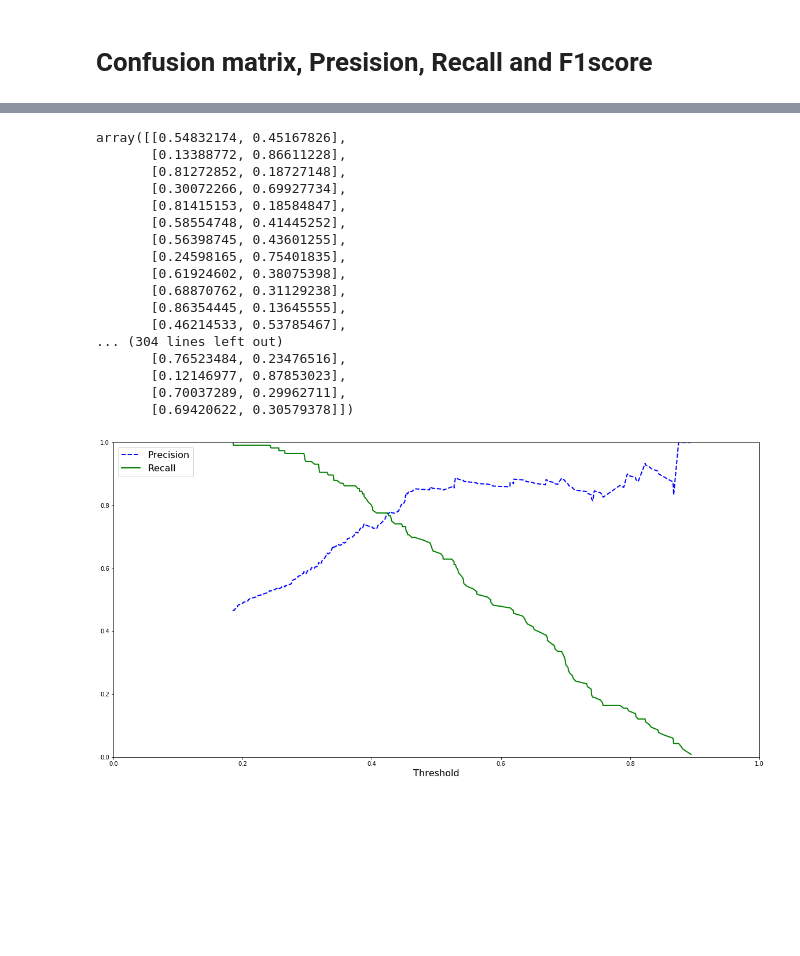
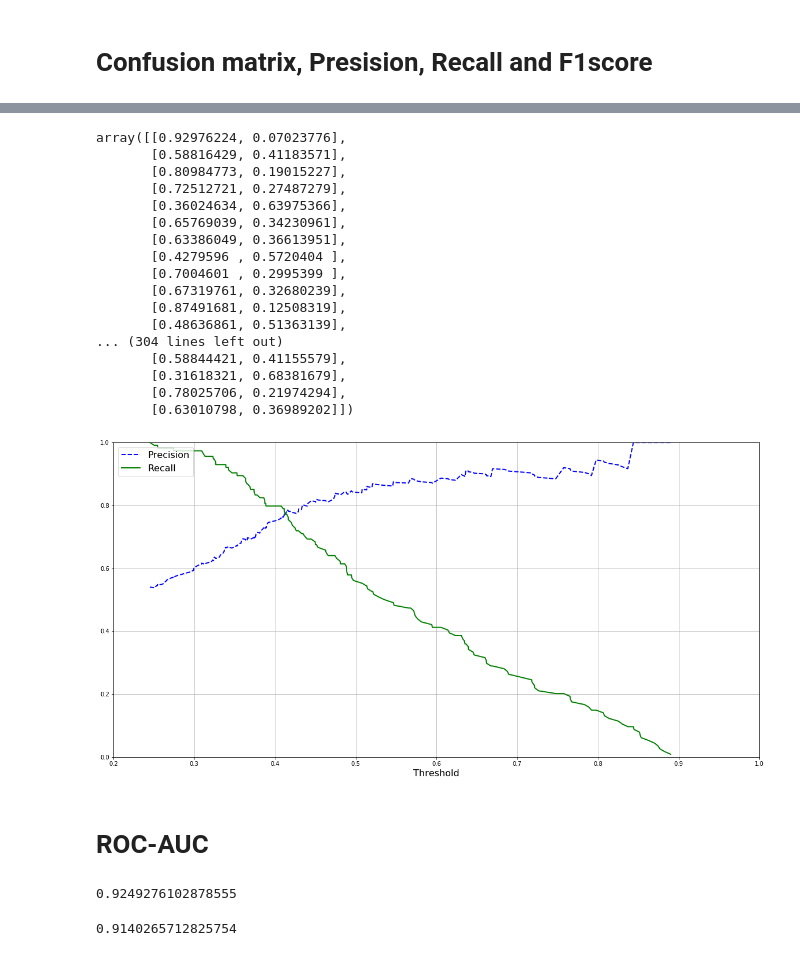
Before and after one commit to ShendoxParadox/Classification, a Jupyter notebook: Classification-Evaluation.ipynb, the cells around one changed output, grey strips where cells are left out. Cells and saved outputs as stored; diff of their text form; code cells hidden in the pictures; blank space fills up the shorter version.

```diff
--- a/Classification-Evaluation.ipynb
+++ b/Classification-Evaluation.ipynb
@@ -93,0 +94,2 @@ accuracy_test
+# %%
+model_log.fit(X_train_log, y_train_log)
@@ -141,23 +188,23 @@ f1_score_test
 # %%
 from sklearn.model_selection import cross_val_predict
-y_scores = cross_val_predict(model, X_train, y_train, cv=3,
+y_scores_log = cross_val_predict(model_log, X_train_log, y_train_log, cv=3,
                              method="predict_proba")
-y_scores
+y_scores_log
 # %% [output]
-array([[0.54832174, 0.45167826],
-       [0.13388772, 0.86611228],
-       [0.81272852, 0.18727148],
-       [0.30072266, 0.69927734],
-       [0.81415153, 0.18584847],
-       [0.58554748, 0.41445252],
-       [0.56398745, 0.43601255],
-       [0.24598165, 0.75401835],
-       [0.61924602, 0.38075398],
-       [0.68870762, 0.31129238],
-       [0.86354445, 0.13645555],
-       [0.46214533, 0.53785467],
+array([[0.92976224, 0.07023776],
+       [0.58816429, 0.41183571],
+       [0.80984773, 0.19015227],
+       [0.72512721, 0.27487279],
+       [0.36024634, 0.63975366],
+       [0.65769039, 0.34230961],
+       [0.63386049, 0.36613951],
+       [0.4279596 , 0.5720404 ],
+       [0.7004601 , 0.2995399 ],
+       [0.67319761, 0.32680239],
+       [0.87491681, 0.12508319],
+       [0.48636861, 0.51363139],
 ... (304 lines left out)
-       [0.76523484, 0.23476516],
-       [0.12146977, 0.87853023],
-       [0.70037289, 0.29962711],
-       [0.69420622, 0.30579378]])
+       [0.58844421, 0.41155579],
+       [0.31618321, 0.68381679],
+       [0.78025706, 0.21974294],
+       [0.63010798, 0.36989202]])
@@ -166,18 +211,16 @@ y_scores = y_scores[:, 1]
+# %%
+y_scores_log = y_scores_log[:, 1]
 # %%
 from sklearn.metrics import precision_recall_curve
-precisions, recalls, thresholds = precision_recall_curve(y_train, y_scores)
+precisions_log, recalls_log, thresholds_log = precision_recall_curve(y_train_log, y_scores_log)
-# %%
-def plot_precision_recall_vs_threshold(precisions, recalls, thresholds):
-    plt.plot(thresholds, precisions[:-1], "b--", label="Precision", linewidth=2)
-    plt.plot(thresholds, recalls[:-1], "g-", label="Recall", linewidth=2)
-    plt.xlabel("Threshold", fontsize=16)
-    plt.legend(loc="upper left", fontsize=16)
-    plt.ylim([0, 1])
-
-plt.figure(figsize=(20, 10))
-plot_precision_recall_vs_threshold(precisions, recalls, thresholds)
-plt.xlim([0, 1])
-#save_fig("precision_recall_vs_threshold_plot")
-plt.show()
-# %% [output]
-[figure, removed]
+# %%
+plt.figure(figsize=(20, 10))
+plot_precision_recall_vs_threshold(precisions_log, recalls_log, thresholds_log)
+plt.xlim([0.2, 1])
+plt.grid()
+#save_fig("precision_recall_vs_threshold_plot")
+plt.show()
+# %% [output]
+[figure, added]
+# %% [markdown]
+# ROC-AUC
@@ -183,0 +229,8 @@ plt.show()
+# %%
+roc_auc_score(y_train_knn, y_scores_knn)
+# %% [output]
+0.9249276102878555
+# %%
+roc_auc_score(y_train_log, y_scores_log)
+# %% [output]
+0.9140265712825754
```
Also changed, not shown: parts of 41 cells of this notebook.
